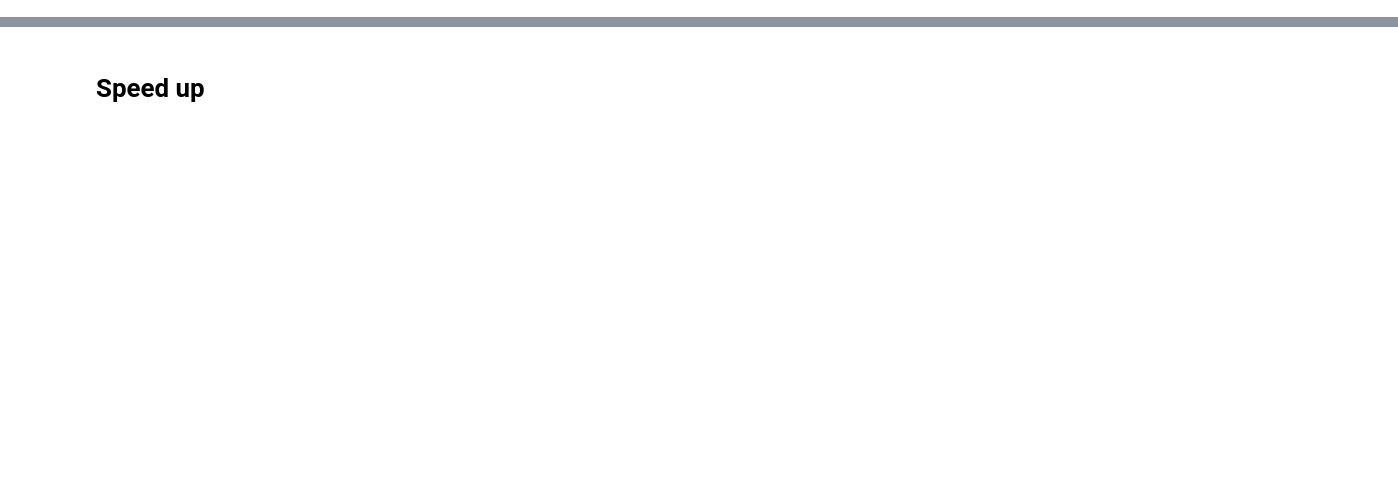
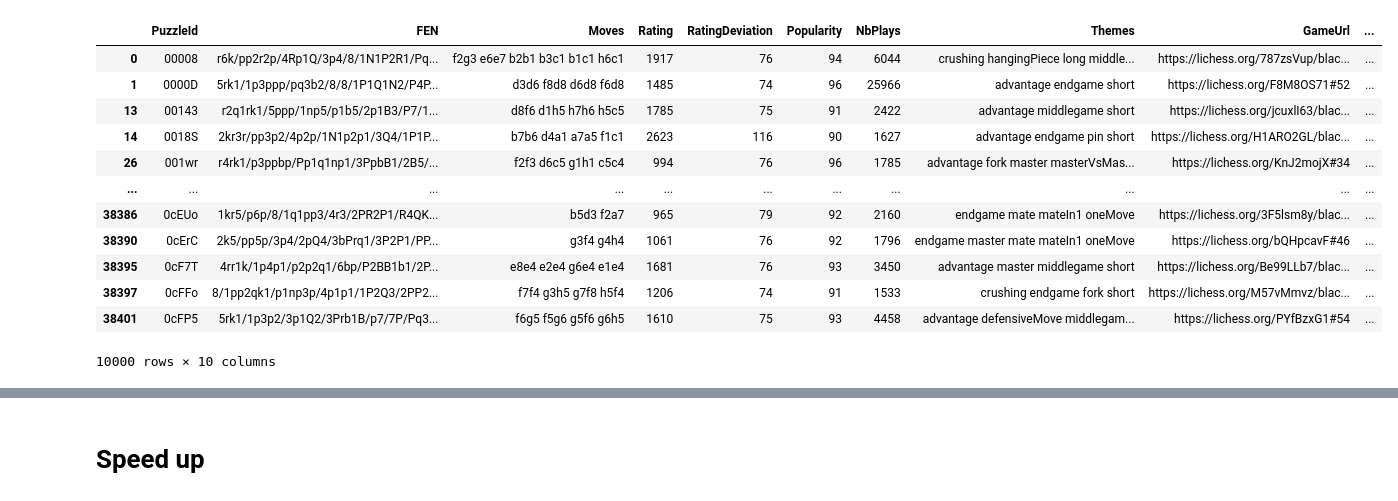
Before and after one commit to marouanetalaa/ChessPredict, a Jupyter notebook: process.ipynb, the cells around one changed output, grey strips where cells are left out. Saved outputs shown, nothing was run; the diff lists cells and outputs as text; code cells hidden in the pictures; blank space fills up the shorter version.

```diff
--- a/process.ipynb
+++ b/process.ipynb
@@ -22,0 +19,29 @@ targets=df.iloc[:lim,:]['Rating']
+# %%
+# Calculate the average and thresholds
+avg_popularity = df_train['Popularity'].mean()
+avg_nb_plays = df_train['NbPlays'].mean()
+avg_rating_deviation = df_train['RatingDeviation'].mean()
+
+# Filter the DataFrame
+filtered_df = df_train[(df_train['Popularity'] > 0.75 * avg_popularity) &
+                       (df_train['NbPlays'] > 0.75 * avg_nb_plays) ]
+
+# Limit the number of rows
+limit = 10000
+df_train = filtered_df.head(limit)
+# %%
+df_train
+# %% [output]
+|  | PuzzleId | FEN | Moves | Rating | RatingDeviation | Popularity | NbPlays | Themes | GameUrl | ... |
+| 0 | 00008 | r6k/pp2r2p/4Rp1Q/3p4/8/1N1P2R1/Pq... | f2g3 e6e7 b2b1 b3c1 b1c1 h6c1 | 1917 | 76 | 94 | 6044 | crushing hangingPiece long middle... | https://lichess.org/787zsVup/blac... | ... |
+| 1 | 0000D | 5rk1/1p3ppp/pq3b2/8/8/1P1Q1N2/P4P... | d3d6 f8d8 d6d8 f6d8 | 1485 | 74 | 96 | 25966 | advantage endgame short | https://lichess.org/F8M8OS71#52 | ... |
+| 13 | 00143 | r2q1rk1/5ppp/1np5/p1b5/2p1B3/P7/1... | d8f6 d1h5 h7h6 h5c5 | 1785 | 75 | 91 | 2422 | advantage middlegame short | https://lichess.org/jcuxlI63/blac... | ... |
+| 14 | 0018S | 2kr3r/pp3p2/4p2p/1N1p2p1/3Q4/1P1P... | b7b6 d4a1 a7a5 f1c1 | 2623 | 116 | 90 | 1627 | advantage endgame pin short | https://lichess.org/H1ARO2GL/blac... | ... |
+| 26 | 001wr | r4rk1/p3ppbp/Pp1q1np1/3PpbB1/2B5/... | f2f3 d6c5 g1h1 c5c4 | 994 | 76 | 96 | 1785 | advantage fork master masterVsMas... | https://lichess.org/KnJ2mojX#34 | ... |
+| ... | ... | ... | ... | ... | ... | ... | ... | ... | ... | ... |
+| 38386 | 0cEUo | 1kr5/p6p/8/1q1pp3/4r3/2PR2P1/R4QK... | b5d3 f2a7 | 965 | 79 | 92 | 2160 | endgame mate mateIn1 oneMove | https://lichess.org/3F5lsm8y/blac... | ... |
+| 38390 | 0cErC | 2k5/pp5p/3p4/2pQ4/3bPrq1/3P2P1/PP... | g3f4 g4h4 | 1061 | 76 | 92 | 1796 | endgame master mate mateIn1 oneMove | https://lichess.org/bQHpcavF#46 | ... |
+| 38395 | 0cF7T | 4rr1k/1p4p1/p2p2q1/6bp/P2BB1b1/2P... | e8e4 e2e4 g6e4 e1e4 | 1681 | 76 | 93 | 3450 | advantage master middlegame short | https://lichess.org/Be99LLb7/blac... | ... |
+| 38397 | 0cFFo | 8/1pp2qk1/p1np3p/4p1p1/1P2Q3/2PP2... | f7f4 g3h5 g7f8 h5f4 | 1206 | 74 | 91 | 1533 | crushing endgame fork short | https://lichess.org/M57vMmvz/blac... | ... |
+| 38401 | 0cFP5 | 5rk1/1p3p2/3p1Q2/3Prb1B/p7/7P/Pq3... | f6g5 f5g6 g5f6 g6h5 | 1610 | 75 | 93 | 4458 | advantage defensiveMove middlegam... | https://lichess.org/PYfBzxG1#54 | ... |
+10000 rows × 10 columns
```
Also changed, not shown: parts of 18 cells of this notebook.
